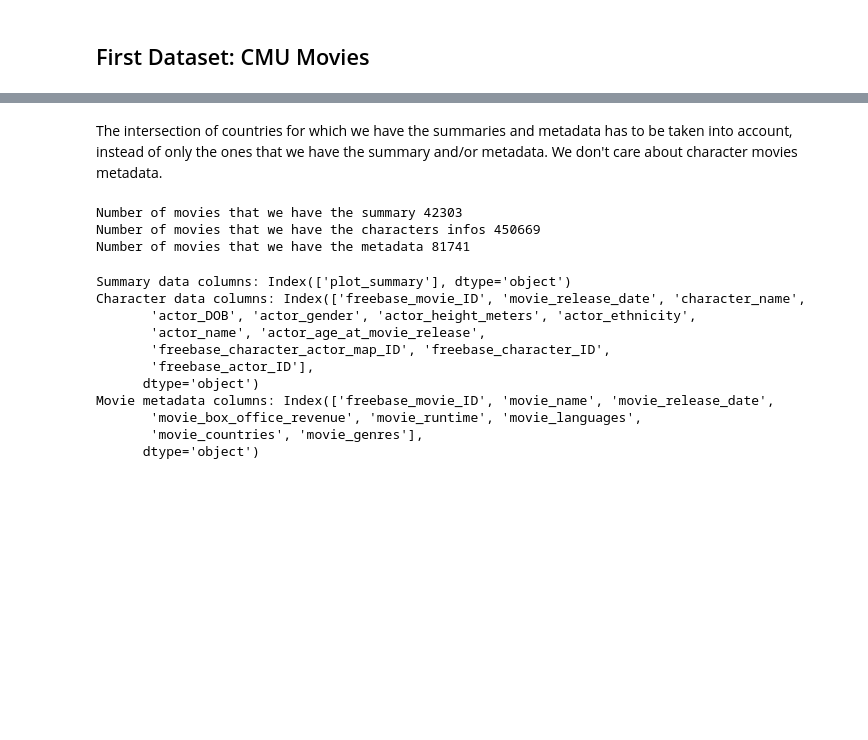
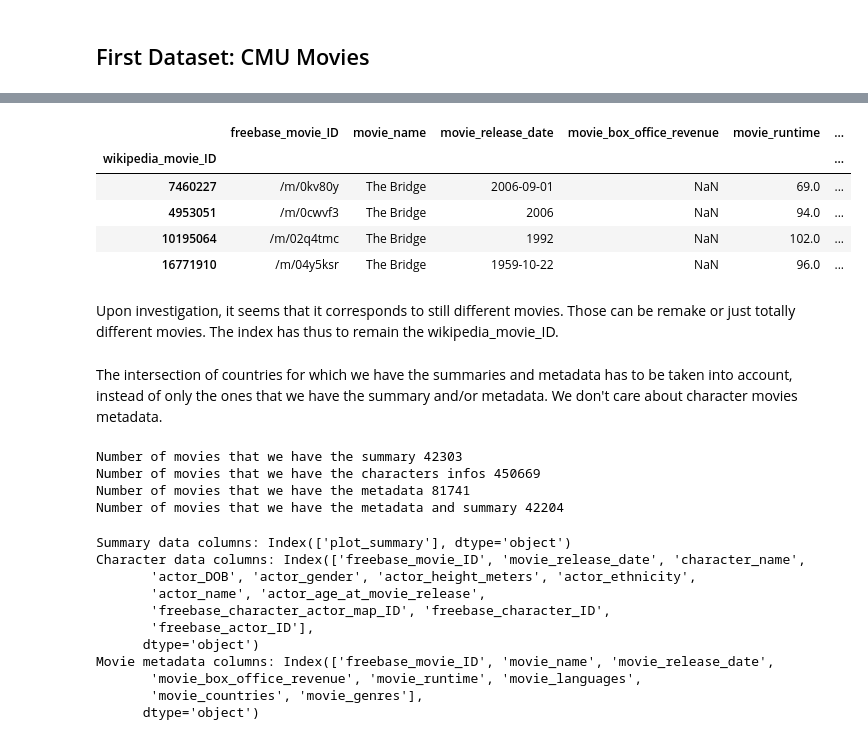
Before and after one commit to epfl-ada/ada-2024-project-alligatorsdontapologize24, a Jupyter notebook: src/Exploratory_Data_Analysis.ipynb, the cells around one changed output, grey strips where cells are left out. Saved outputs shown, nothing was run; the diff lists cells and outputs as text; code cells hidden in the pictures; blank space fills up the shorter version.

Commit message:
Exploration of Kaggle dataset and first steps taken to solve date issues of CMU

```diff
--- a/src/Exploratory_Data_Analysis.ipynb
+++ b/src/Exploratory_Data_Analysis.ipynb
@@ -34,13 +56,26 @@ Is the new index unique ? Answer : True
+# %%
+CMU_movie_metadata[CMU_movie_metadata.movie_name == "The Bridge"]
+# %% [output]
+|  | freebase_movie_ID | movie_name | movie_release_date | movie_box_office_revenue | movie_runtime | ... |
+| wikipedia_movie_ID |  |  |  |  |  | ... |
+| 7460227 | /m/0kv80y | The Bridge | 2006-09-01 | NaN | 69.0 | ... |
+| 4953051 | /m/0cwvf3 | The Bridge | 2006 | NaN | 94.0 | ... |
+| 10195064 | /m/02q4tmc | The Bridge | 1992 | NaN | 102.0 | ... |
+| 16771910 | /m/04y5ksr | The Bridge | 1959-10-22 | NaN | 96.0 | ... |
+# %% [markdown]
+Upon investigation, it seems that it corresponds to still different movies. Those can be remake or just totally different movies. The index has thus to remain the wikipedia_movie_ID.
 # %% [markdown]
 The intersection of countries for which we have the summaries and metadata has to be taken into account, instead of only the ones that we have the summary and/or metadata. We don't care about character movies metadata.
 # %%
 print("Number of movies that we have the summary {}".format(CMU_plot_summary.shape[0]))
 print("Number of movies that we have the characters infos {}".format(CMU_char_metadata.shape[0]))
 print("Number of movies that we have the metadata {}".format(CMU_movie_metadata.shape[0]))
+print("Number of movies that we have the metadata and summary {}".format(len(CMU_merge)))
 # %% [output]
 Number of movies that we have the summary 42303
 Number of movies that we have the characters infos 450669
 Number of movies that we have the metadata 81741
+Number of movies that we have the metadata and summary 42204
 # %%
 print("Summary data columns: {}".format(CMU_plot_summary.columns))
 print("Character data columns: {}".format(CMU_char_metadata.columns))
```
Also changed, not shown: parts of 19 cells of this notebook.
